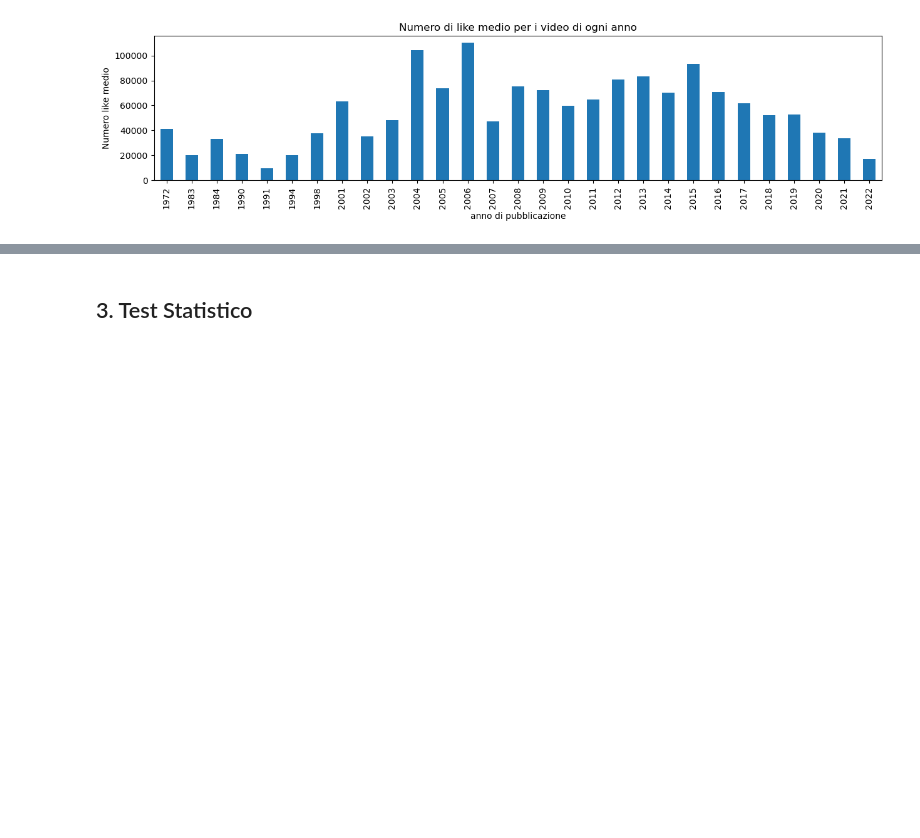
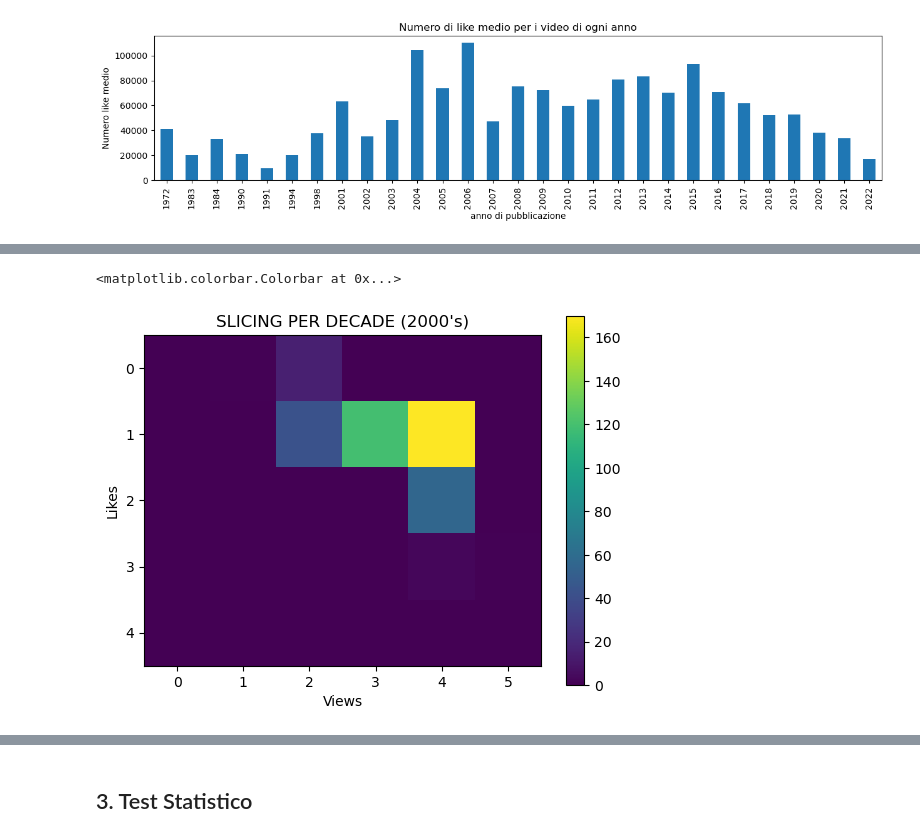
Before and after one commit to InKeaton/DataTed, a Jupyter notebook: data_ted.ipynb, the cells around one changed output, grey strips where cells are left out. Cells and saved outputs as stored; diff of their text form; code cells hidden in the pictures; blank space fills up the shorter version.

Commit message:
Tried quantizing, OLAP, slicing, dicing

```diff
--- a/data_ted.ipynb
+++ b/data_ted.ipynb
@@ -124,0 +147,12 @@ daTed.groupby(daTed.date.dt.year)['likes'].mean().plot(kind='bar', figsize=(15,
+# %%
+# Quantizzazione per quantità di views
+## p.s. max views: 72M
+quantize_views = ['<10K', '10K-100K','100K-500K','500K-1M','1M-20M', '>20M']
+
+daTed.loc[daTed['views'].between(0        , 9999    , 'both'), 'views_quant'] = quantize_views[0]
+daTed.loc[daTed['views'].between(10000    , 99999   , 'both'), 'views_quant'] = quantize_views[1]
+daTed.loc[daTed['views'].between(100000   , 499999  , 'both'), 'views_quant'] = quantize_views[2]
+daTed.loc[daTed['views'].between(500000   , 999999  , 'both'), 'views_quant'] = quantize_views[3]
+daTed.loc[daTed['views'].between(1000000  , 19999999, 'both'), 'views_quant'] = quantize_views[4]
+daTed.loc[daTed['views'].between(20000000 , 80000000, 'both'), 'views_quant'] = quantize_views[5]
+daTed.head()
@@ -124,0 +166,11 @@ daTed.groupby(daTed.date.dt.year)['likes'].mean().plot(kind='bar', figsize=(15,
+# %%
+# Quantizzazione per quantità di likes
+## p.s. max likes: 2.1M
+quantize_likes = ['<10K', '10K-100K','100K-500K','500K-1M', '>1M']
+
+daTed.loc[daTed['likes'].between(0       , 9999    , 'both'), 'likes_quant'] = quantize_likes[0]
+daTed.loc[daTed['likes'].between(10000   , 99999   , 'both'), 'likes_quant'] = quantize_likes[1]
+daTed.loc[daTed['likes'].between(100000  , 499999  , 'both'), 'likes_quant'] = quantize_likes[2]
+daTed.loc[daTed['likes'].between(500000  , 999999  , 'both'), 'likes_quant'] = quantize_likes[3]
+daTed.loc[daTed['likes'].between(1000000 , 1000000 , 'both'), 'likes_quant'] = quantize_likes[4]
+daTed.head()
@@ -124,0 +184,20 @@ daTed.groupby(daTed.date.dt.year)['likes'].mean().plot(kind='bar', figsize=(15,
+# %%
+# costruzione OLAP
+OLAP = np.zeros((len(quantize_likes) , len(quantize_views) , len(quantize_date)))
+
+for z in range(0, len(quantize_date)):
+  ted_date = daTed[daTed['date_quant'] == quantize_date[z]]
+  for j in range(0, len(quantize_views)):
+    for i in range(0, len(quantize_likes)):
+      OLAP[i,j,z] = np.sum((ted_date['views_quant'] == quantize_views[j]) & (ted_date['likes_quant'] == quantize_likes[i]))
+# %%
+# Visualizziamo la matrice
+plt.figure()
+plt.imshow(OLAP[:,:,3])
+plt.title('SLICING PER DECADE (2000\'s)')
+plt.xlabel('Views')
+plt.ylabel('Likes')
+plt.colorbar()
+# %% [output]
+<matplotlib.colorbar.Colorbar at 0x...>
+[figure, added]
```
Also changed, not shown: parts of 7 cells of this notebook.
